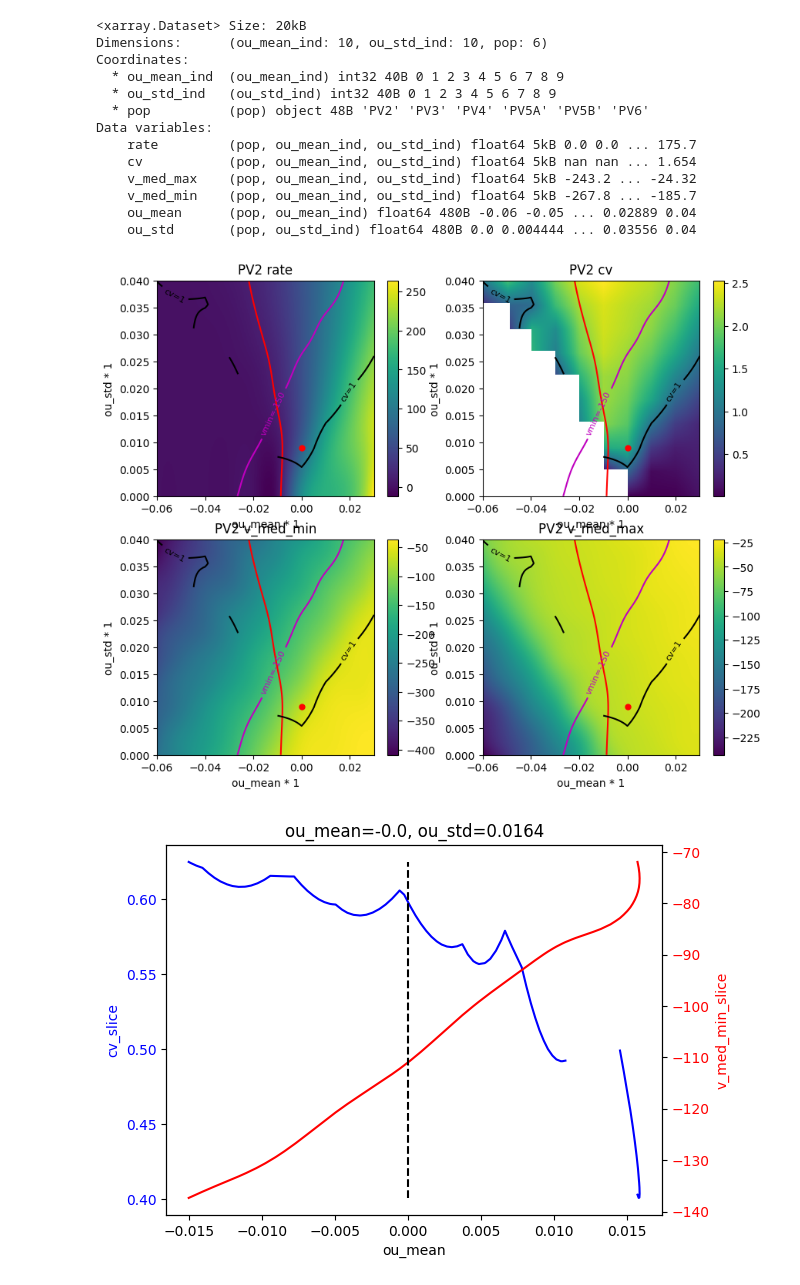
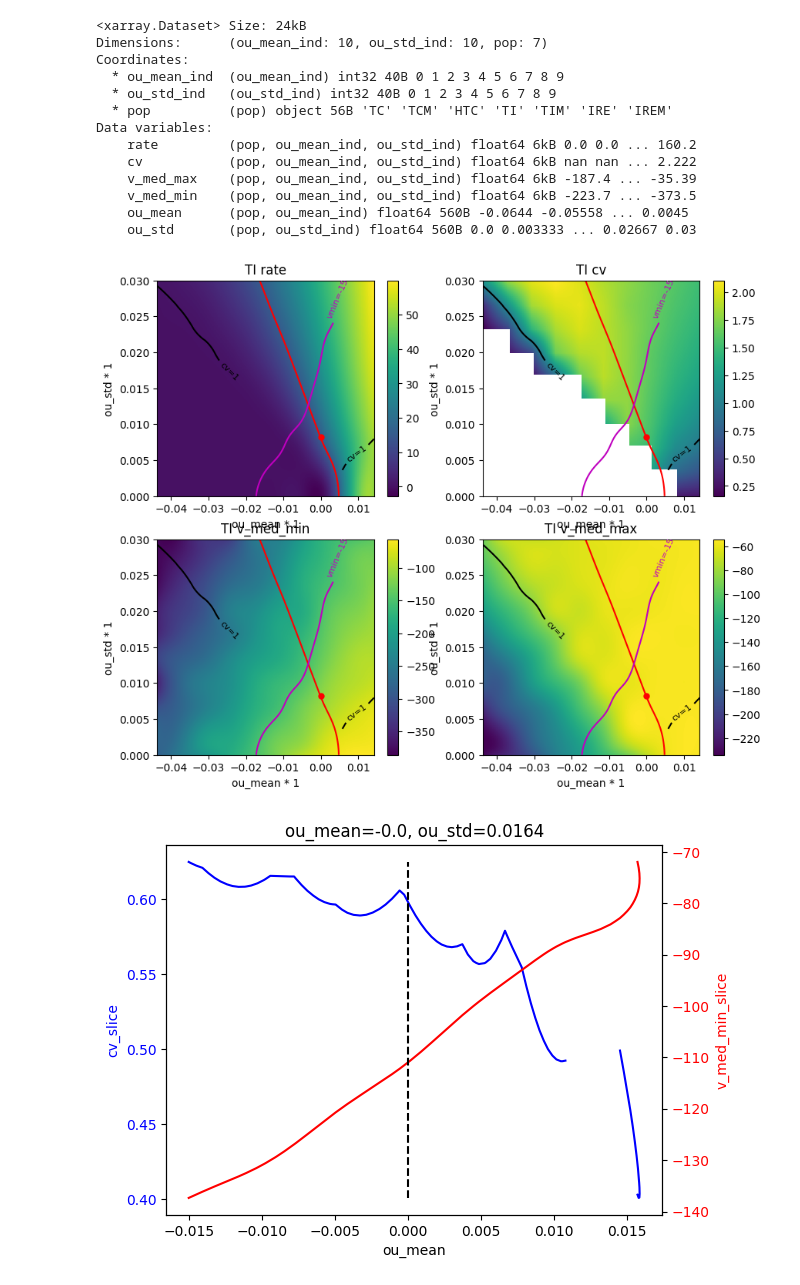
Before and after one commit to smcelroy97/A1, a Jupyter notebook: exp_configs/batch_i_ougrid_unconn_state1_nosub_wmult_0.1/explore_result.ipynb, the cells around one changed output. Drawn from its saved outputs; the diff is of its cells as text; code cells hidden in the pictures.

```diff
--- a/exp_configs/batch_i_ougrid_unconn_state1_nosub_wmult_0.1/explore_result.ipynb
+++ b/exp_configs/batch_i_ougrid_unconn_state1_nosub_wmult_0.1/explore_result.ipynb
@@ -17,7 +17,8 @@ dirpath_self = Path().resolve()
 dirpath_res_base = dirpath_root / 'exp_results'
 
 exp_group = dirpath_self.name
-exp_name = 'pv'
+exp_name = 'thal'
+#exp_name_sub = 'exp_ou_nmean_20_nstd_20'
 exp_name_sub = 'exp_ou_nmean_10_nstd_10'
 
 # Load batch result
@@ -27,21 +28,21 @@ fpath_res = dirpath_res / 'rates_cvs_all.nc'
 X = xr.load_dataset(fpath_res)
 X
 # %% [output]
-<xarray.Dataset> Size: 20kB
-Dimensions:      (ou_mean_ind: 10, ou_std_ind: 10, pop: 6)
+<xarray.Dataset> Size: 24kB
+Dimensions:      (ou_mean_ind: 10, ou_std_ind: 10, pop: 7)
 Coordinates:
   * ou_mean_ind  (ou_mean_ind) int32 40B 0 1 2 3 4 5 6 7 8 9
   * ou_std_ind   (ou_std_ind) int32 40B 0 1 2 3 4 5 6 7 8 9
-  * pop          (pop) object 48B 'PV2' 'PV3' 'PV4' 'PV5A' 'PV5B' 'PV6'
+  * pop          (pop) object 56B 'TC' 'TCM' 'HTC' 'TI' 'TIM' 'IRE' 'IREM'
 Data variables:
-    rate         (pop, ou_mean_ind, ou_std_ind) float64 5kB 0.0 0.0 ... 175.7
-    cv           (pop, ou_mean_ind, ou_std_ind) float64 5kB nan nan ... 1.654
-    v_med_max    (pop, ou_mean_ind, ou_std_ind) float64 5kB -243.2 ... -24.32
-    v_med_min    (pop, ou_mean_ind, ou_std_ind) float64 5kB -267.8 ... -185.7
-    ou_mean      (pop, ou_mean_ind) float64 480B -0.06 -0.05 ... 0.02889 0.04
-    ou_std       (pop, ou_std_ind) float64 480B 0.0 0.004444 ... 0.03556 0.04
+    rate         (pop, ou_mean_ind, ou_std_ind) float64 6kB 0.0 0.0 ... 160.2
+    cv           (pop, ou_mean_ind, ou_std_ind) float64 6kB nan nan ... 2.222
+    v_med_max    (pop, ou_mean_ind, ou_std_ind) float64 6kB -187.4 ... -35.39
+    v_med_min    (pop, ou_mean_ind, ou_std_ind) float64 6kB -223.7 ... -373.5
+    ou_mean      (pop, ou_mean_ind) float64 560B -0.0644 -0.05558 ... 0.0045
+    ou_std       (pop, ou_std_ind) float64 560B 0.0 0.003333 ... 0.02667 0.03
 # %%
-pop = 'PV2'
+pop = 'TI'
 
 # Load target rate
 fpath_target = dirpath_self / exp_name / 'target_state_1.csv'
@@ -82,34 +83,34 @@ axes = []
 for n, (v, X_) in enumerate(D.items()):
     ax = plt.subplot(2, 2, n + 1)
     axes.append(ax)
     xr_utils.plot_xr(X_, show_ax_names=True)
     cc = xr_utils.plot_xr_contour(D['rate'], '', [r0], colors=['r'])
     xr_utils.plot_xr_contour(D['cv'], 'cv', [1], colors=['k'])
     xr_utils.plot_xr_contour(D['v_med_min'], 'vmin', [-150], colors=['m'])
     plt.title(f'{pop} {v}')
 
 
 # Selected point
 ou_mean_sel = -0.0
 
 # Find and plot the selected point
 if True:
     c = cc.allsegs[0][-1]
     ind = (np.abs(c[:, 0] - ou_mean_sel)).argmin()
     ou_std_sel = c[ind, 1]
     ou_std_sel = np.round(ou_std_sel, 4)
     #print(f'"ou_mean": {ou_mean_sel},')
     #print(f'"ou_std": {ou_std_sel}')
     for ax in axes:
         ax.plot(ou_mean_sel, ou_std_sel, 'r.', markersize=10)
 
 # Print the metrics at the selected point
 cc = {'ou_mean': ou_mean_sel, 'ou_std': float(ou_std_sel)}
 for v, X_ in D.items():
     x = X_.interp(**cc).values
     #print(f'{v} = {x:.03f}')
 # %% [output]
-[figure, old version]
+[figure, new version]
 # %%
 # Extract slice along the target rate contour for each var
 Ds = {}
```
Also changed, not shown: 52 other files.
